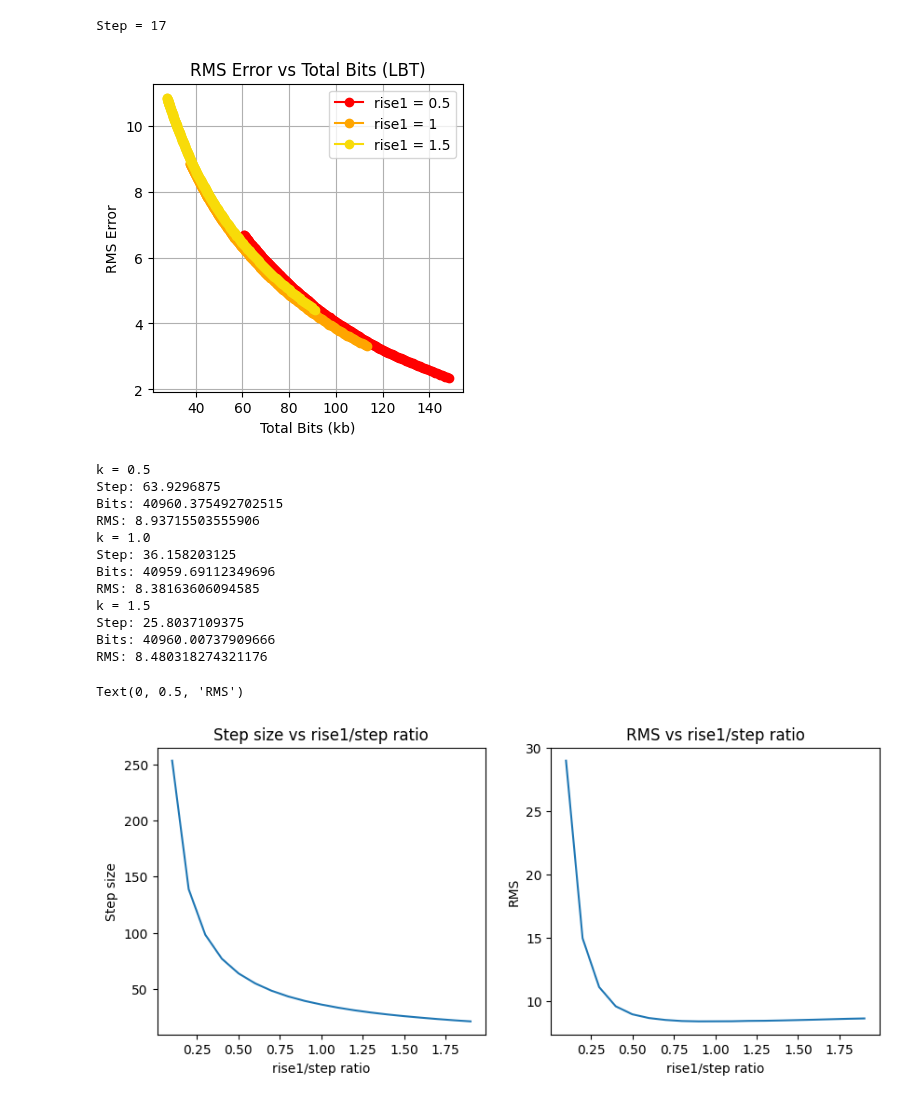
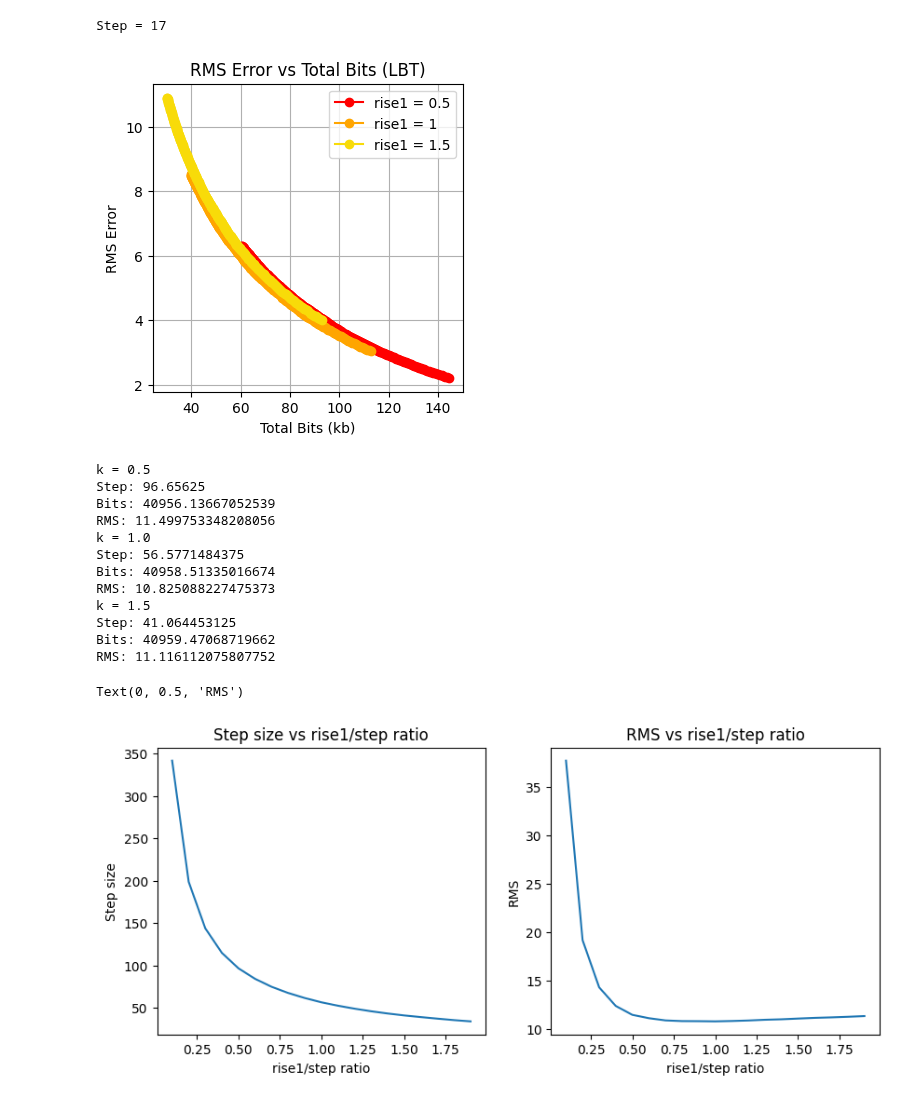
Before and after one commit to AndrewKeYanzhe/cued_sf2_lab-master, a Jupyter notebook: 11 Centre-clipped LBT.ipynb, the cells around one changed output. Cells and saved outputs as stored; diff of their text form; code cells hidden in the pictures.

```diff
--- a/11 Centre-clipped LBT.ipynb
+++ b/11 Centre-clipped LBT.ipynb
@@ -30,16 +141,16 @@ print(f"RMS = {np.std(X-Z)}")
 # %%
 # test lbt
-Y = lbt(X, N=8, s=1.31)
-Z = ilbt(Y, N=8, s=1.31)
+Y = lbt(X, N=4, s=1.31)
+Z = ilbt(Y, N=4, s=1.31)
 # %%
-Y = lbt(X, N=8, s=1.31)
+Y = lbt(X, N=4, s=1.31)
 
 step = 17
 print(f"Step = {step}")
 for k in [0.5, 1.0, 1.5]:
     print(f"k = {k}")
     Yq = quantise(Y, step, step*k)
-    print(f"Bits: {bpp(Yq)*Yq.size}")
+    print(f"Bits: {dctbpp(Yq, N=4)}")
 
     Z = ilbt(Yq, N=8, s=1.31)
     print(f"RMS: {np.std(X-Z)}")
@@ -46,5 +168,5 @@ for k in [0.5, 1.0, 1.5]:
 # %%
-Y = lbt(X, N=8, s=1.31)
+Y = lbt(X, N=4, s=1.31)
 
 step = 17
 print(f"Step = {step}")
@@ -60,47 +182,48 @@ for r in k_list:
     rms_list = []
     for step in decimal_range_stepsize:
         Yq = quantise(Y, step, r*step)
-        tot_bits = bpp(Yq)*Yq.size
+        Yr = dct_regroup(Yq, N=4)
+        tot_bits = dctbpp(Yr, N=4)
         tot_bits_list.append(tot_bits/1000) # in kb
 
-        Z = ilbt(Yq, N=8, s=1.31)
+        Z = ilbt(Yq, N=4, s=1.31)
         rms = np.std(X-Z)
         rms_list.append(rms)
 
     total_bits_list_vary_rise1.append(tot_bits_list)
     rms_error_list_vary_rise1.append(rms_list)
 
 colors = ['b', 'g', 'r', 'c', 'm', 'y', 'k', 'w',
           'blue', 'green', 'red', 'cyan', 'magenta', 'yellow', 'black', 'white',
           'navy', 'purple', 'or÷ange', 'teal', 'lime', 'brown', 'pink', 'gray',
           'olive', 'gold', 'skyblue', 'darkgreen', 'darkred', 'lightblue', 'lightgreen']
 colors = ['b', 'g', 'r', 'c', 'm', 'y', 'k']
 colors = ['#0084ff',"#80c1ff","#d1e9ff"]
 colors = ['r','orange','#f8db09']
 
 # Plotting the data
 plt.figure(figsize=(4, 4))
 
 for index, value in enumerate(k_list):
     plt.plot(total_bits_list_vary_rise1[index], rms_error_list_vary_rise1[index], marker='o', linestyle='-', color=colors[index], label='rise1 = '+str(k_list[index]))
 
 # Adding title and labels
 plt.title('RMS Error vs Total Bits (LBT)')
 plt.xlabel('Total Bits (kb)')
 plt.ylabel('RMS Error')
 plt.legend()
 
 # Adding grid
 plt.grid(True)
 
 # Showing the plot
 plt.show()
 # %% [output]
 Step = 17
-[figure, old version]
+[figure, new version]
 # %%
 # ------ set required bits -------
-Y = lbt(X, N=8, s=1.31)
+Y = lbt(X, N=4, s=1.31)
 
 required_bits = 40960 # 5kb
 
@@ -123,25 +246,25 @@ for k in [0.5,1.0,1.5]:
     Yq = quantise(Y, step_final, step_final*k)
     print(f"Bits: {bpp(Yq)*Yq.size}")
 
-    Z = ilbt(Yq, N=8, s=1.31)
+    Z = ilbt(Yq, N=4, s=1.31)
     print(f"RMS: {np.std(X-Z)}")
 # %% [output]
 k = 0.5
-Step: 63.9296875
-Bits: 40960.375492702515
-RMS: 8.93715503555906
+Step: 96.65625
+Bits: 40956.13667052539
+RMS: 11.499753348208056
 k = 1.0
-Step: 36.158203125
-Bits: 40959.69112349696
-RMS: 8.38163606094585
+Step: 56.5771484375
+Bits: 40958.51335016674
+RMS: 10.825088227475373
 k = 1.5
-Step: 25.8037109375
-Bits: 40960.00737909666
-RMS: 8.480318274321176
+Step: 41.064453125
+Bits: 40959.47068719662
+RMS: 11.116112075807752
 # %%
 # Fix total bits, vary rise1, check optimised step and RMS
 
-Y = lbt(X, N=8, s=1.31)
+Y = lbt(X, N=4, s=1.31)
 
 required_bits = 40960
 
@@ -168,7 +291,7 @@ for i in range(len(k_list)):
 
     Yq = quantise(Y, step_final, step_final*k)
 
-    Z = ilbt(Yq, N=8, s=1.31)
+    Z = ilbt(Yq, N=4, s=1.31)
     rms_list[i] = np.std(X-Z)
 
 # plot
@@ -186,4 +309,4 @@ axs[1].set_xlabel("rise1/step ratio")
 axs[1].set_ylabel("RMS")
 # %% [output]
 Text(0, 0.5, 'RMS')
-[figure, old version]
+[figure, new version]
```
Also changed, not shown: parts of 4 cells of this notebook, 2 other files.
